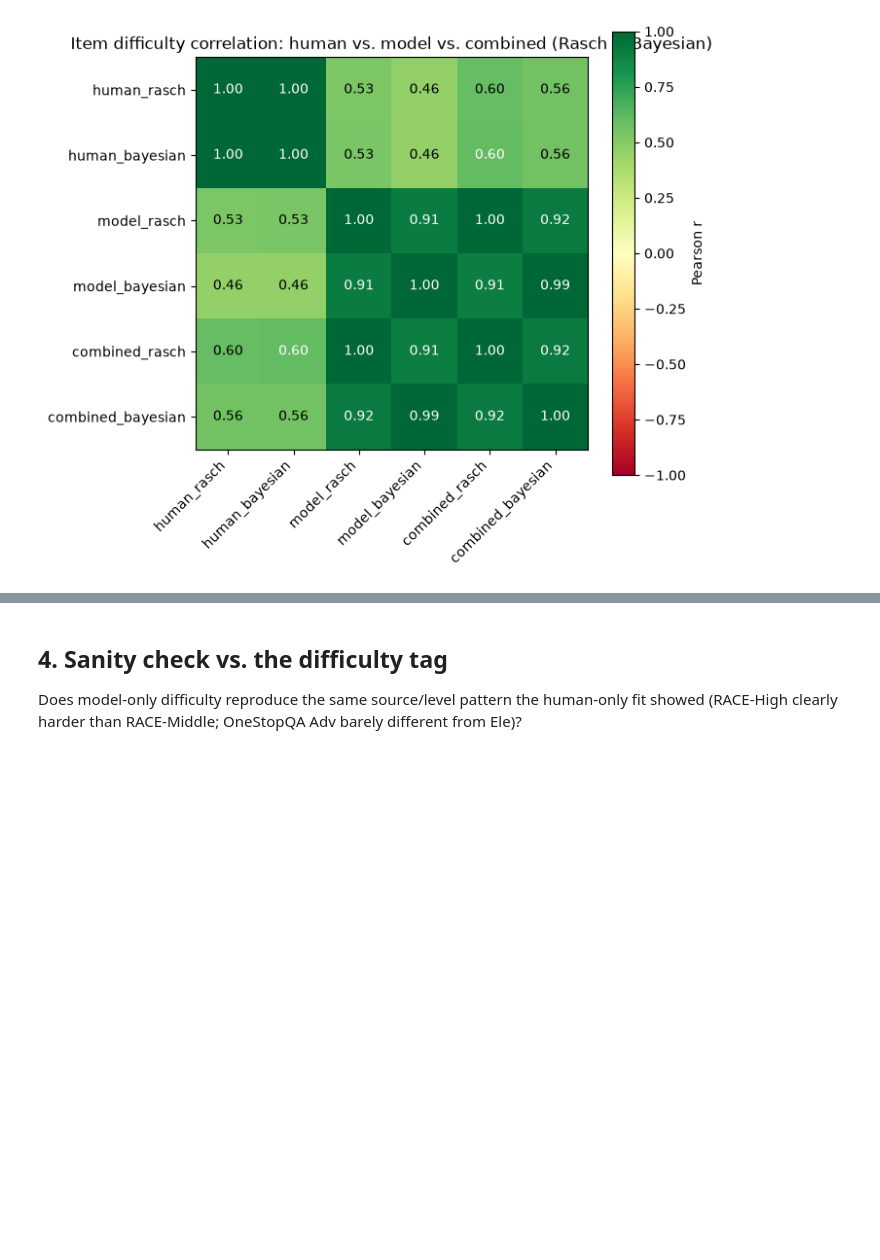
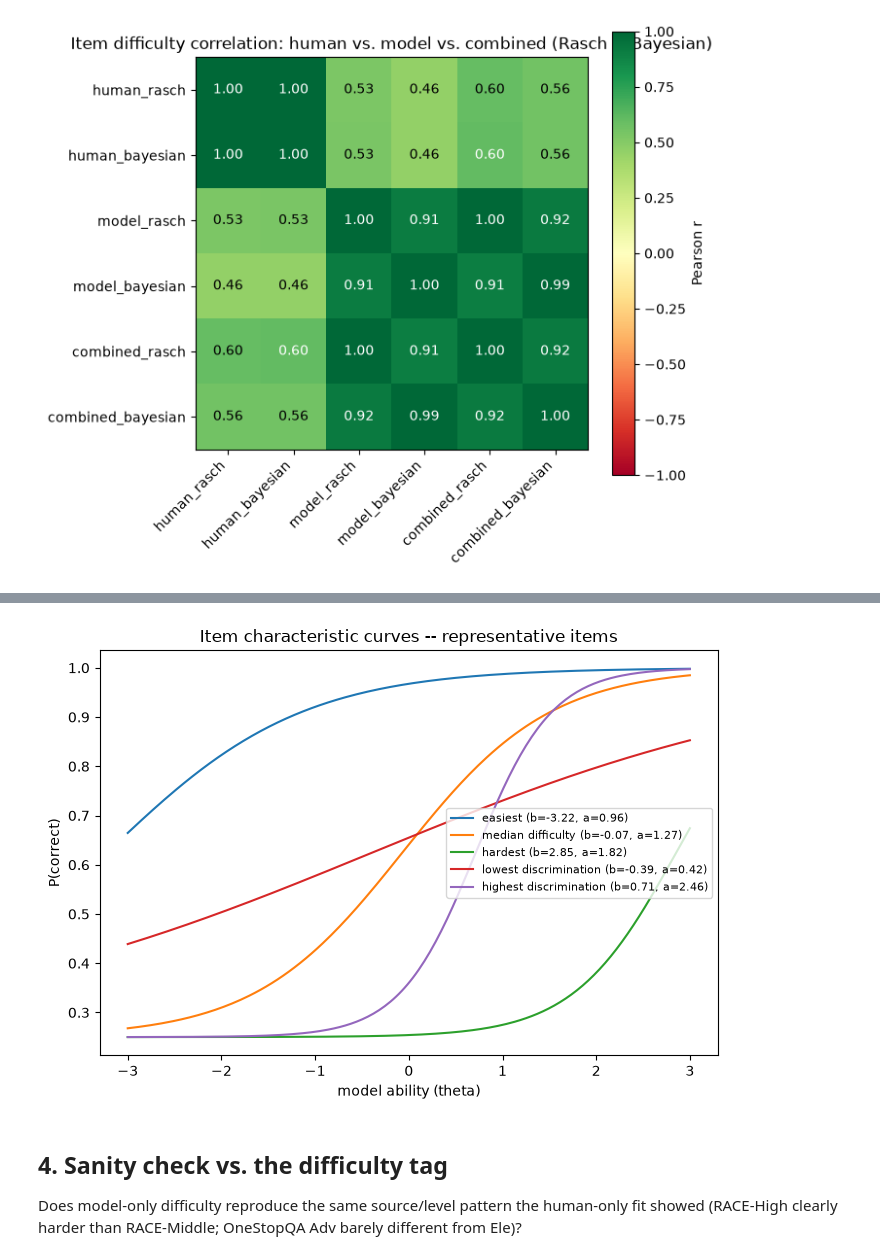
Before and after one commit to ducvugithub/reading-question-generator, a Jupyter notebook: question_difficulty/notebooks/irt_human_vs_model.ipynb, the cells around one changed output, grey strips where cells are left out. Drawn from its saved outputs; the diff is of its cells as text; code cells hidden in the pictures; blank space fills up the shorter version.

```diff
--- a/question_difficulty/notebooks/irt_human_vs_model.ipynb
+++ b/question_difficulty/notebooks/irt_human_vs_model.ipynb
@@ -127,3 +159,32 @@ plt.show()
+# %%
+# Item characteristic curves -- a few representative items
+def sigmoid(x):
+    return 1 / (1 + np.exp(-x))
+
+sorted_by_diff = sorted(items_sorted, key=lambda it: model_difficulty_bayes[it])
+sorted_by_disc = sorted(items_sorted, key=lambda it: model_discrimination[it])
+picks = {
+    "easiest": sorted_by_diff[0],
+    "median difficulty": sorted_by_diff[len(sorted_by_diff) // 2],
+    "hardest": sorted_by_diff[-1],
+    "lowest discrimination": sorted_by_disc[0],
+    "highest discrimination": sorted_by_disc[-1],
+}
+
+theta_range = np.linspace(-3, 3, 200)
+plt.figure(figsize=(7, 5))
+for label, it in picks.items():
+    beta, alpha = model_difficulty_bayes[it], model_discrimination[it]
+    p = 0.25 + 0.75 * sigmoid(alpha * (theta_range - beta))
+    plt.plot(theta_range, p, label=f"{label} (b={beta:.2f}, a={alpha:.2f})")
+plt.xlabel("model ability (theta)")
+plt.ylabel("P(correct)")
+plt.title("Item characteristic curves -- representative items")
+plt.legend(fontsize=8)
+plt.tight_layout()
+plt.show()
+# %% [output]
+[figure, added]
 # %% [markdown]
 <a id="sanity-check"></a>
 ## 4. Sanity check vs. the difficulty tag
```
Also changed, not shown: parts of 6 cells of this notebook, 6 other files.
